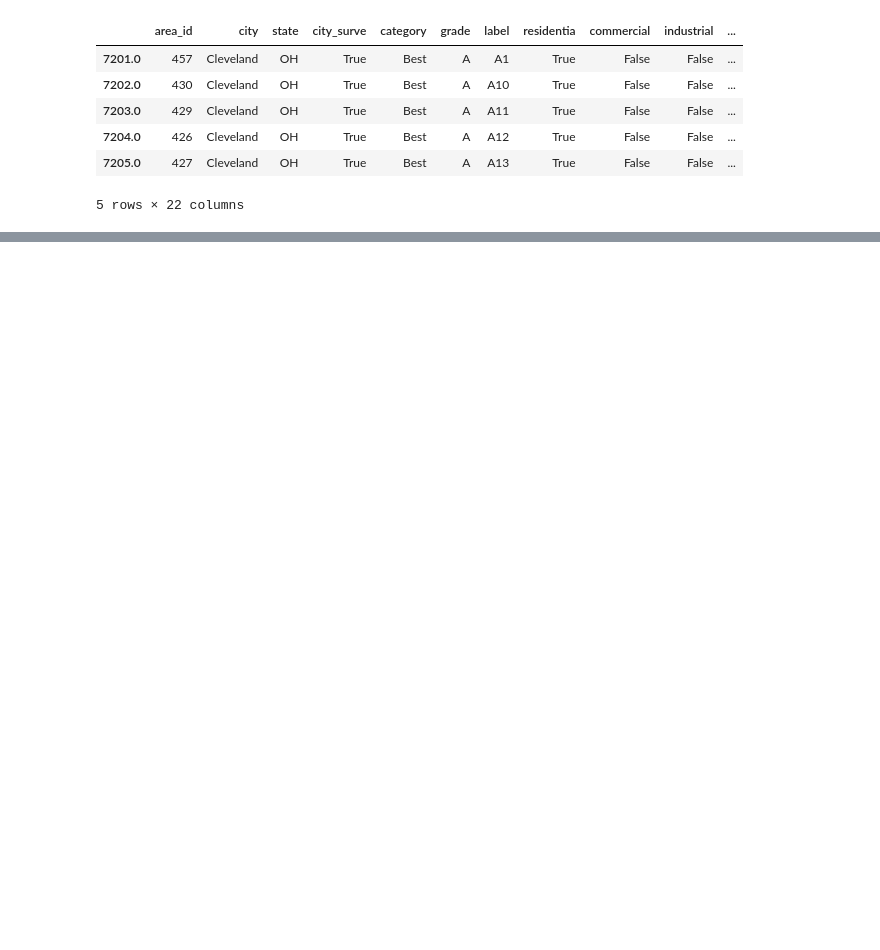
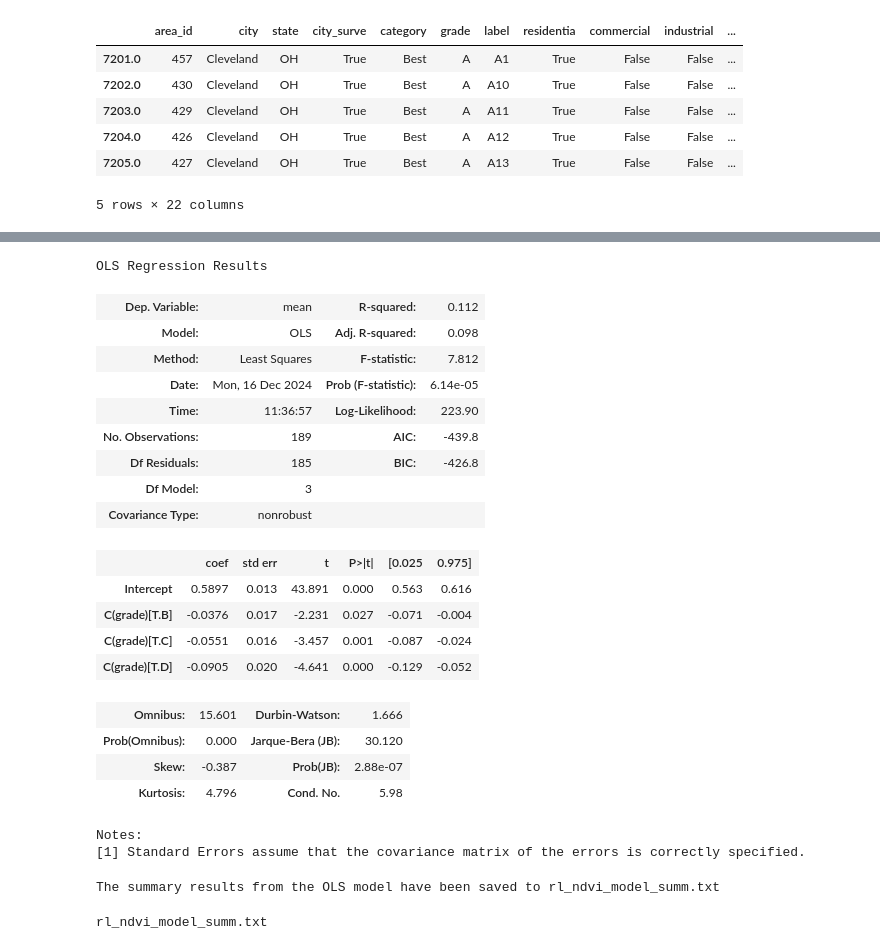
Before and after one commit to earthlab-education/fundamentals-04-redlining-cmq879, a Jupyter notebook: notebooks/cleveland-redlinining-and-ndvi.ipynb, the cells around one changed output, grey strips where cells are left out. Drawn from its saved outputs; the diff is of its cells as text; code cells hidden in the pictures; blank space fills up the shorter version.

```diff
--- a/notebooks/cleveland-redlinining-and-ndvi.ipynb
+++ b/notebooks/cleveland-redlinining-and-ndvi.ipynb
@@ -503,0 +594,39 @@ grade_means
+# %%
+rl_model = smf.ols(formula='mean ~ C(grade)', data=cleve_ndvi_merged)
+rl_ndvi_model_summ = rl_model.fit().summary()
+rl_ndvi_model_summ
+# %% [output]
+OLS Regression Results
+| Dep. Variable: | mean | R-squared: | 0.112 |
+| Model: | OLS | Adj. R-squared: | 0.098 |
+| Method: | Least Squares | F-statistic: | 7.812 |
+| Date: | Mon, 16 Dec 2024 | Prob (F-statistic): | 6.14e-05 |
+| Time: | 11:36:57 | Log-Likelihood: | 223.90 |
+| No. Observations: | 189 | AIC: | -439.8 |
+| Df Residuals: | 185 | BIC: | -426.8 |
+| Df Model: | 3 |  |  |
+| Covariance Type: | nonrobust |  |  |
+|  | coef | std err | t | P>|t| | [0.025 | 0.975] |
+| Intercept | 0.5897 | 0.013 | 43.891 | 0.000 | 0.563 | 0.616 |
+| C(grade)[T.B] | -0.0376 | 0.017 | -2.231 | 0.027 | -0.071 | -0.004 |
+| C(grade)[T.C] | -0.0551 | 0.016 | -3.457 | 0.001 | -0.087 | -0.024 |
+| C(grade)[T.D] | -0.0905 | 0.020 | -4.641 | 0.000 | -0.129 | -0.052 |
+| Omnibus: | 15.601 | Durbin-Watson: | 1.666 |
+| Prob(Omnibus): | 0.000 | Jarque-Bera (JB): | 30.120 |
+| Skew: | -0.387 | Prob(JB): | 2.88e-07 |
+| Kurtosis: | 4.796 | Cond. No. | 5.98 |
+Notes:
+[1] Standard Errors assume that the covariance matrix of the errors is correctly specified.
+# %%
+#rl_ndvi_model_summ.save(fname='rl_ndvi_model_summ', remove_data=False)
+# Save the summary to a text file
+with open('rl_ndvi_model_summ.txt', 'w') as f:
+    f.write(rl_ndvi_model_summ.as_text())
+
+print("The summary results from the OLS model have been saved to rl_ndvi_model_summ.txt")
+# %% [output]
+The summary results from the OLS model have been saved to rl_ndvi_model_summ.txt
+# %%
+print('rl_ndvi_model_summ.txt')
+# %% [output]
+rl_ndvi_model_summ.txt
```
Also changed, not shown: parts of 33 cells of this notebook, 1 other file.
